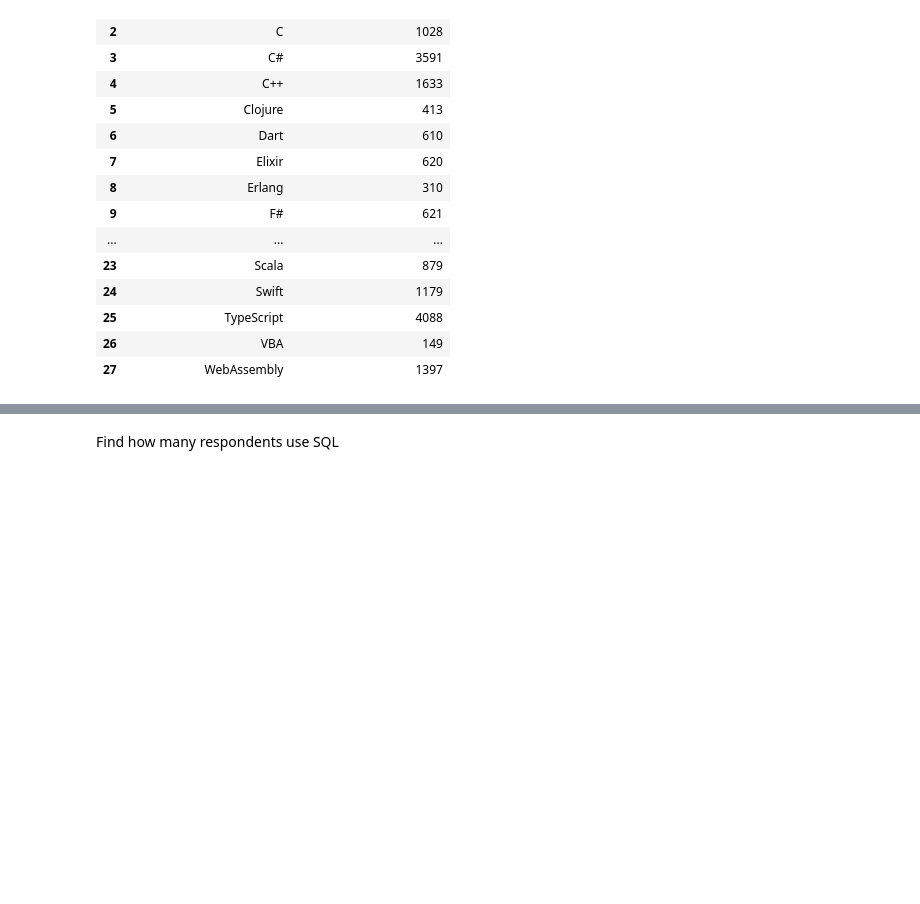
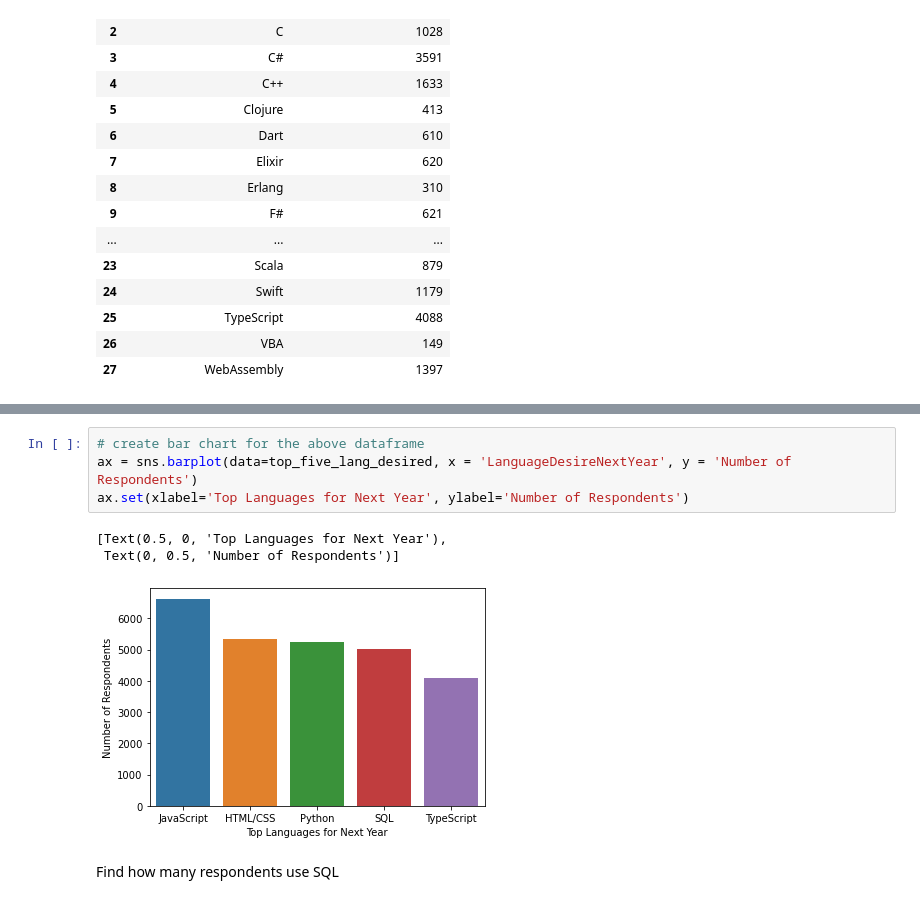
Before and after one commit to Andrew-Carlson/job_trends_analysis, a Jupyter notebook: data_visualization.ipynb, the cells around one changed output, grey strips where cells are left out. Drawn from its saved outputs; the diff is of its cells as text; blank space fills up the shorter version.

```diff
--- a/data_visualization.ipynb
+++ b/data_visualization.ipynb
@@ -374,3 +382,11 @@ top_five_lang_desired
+# %%
+# create bar chart for the above dataframe
+ax = sns.barplot(data=top_five_lang_desired, x = 'LanguageDesireNextYear', y = 'Number of Respondents')
+ax.set(xlabel='Top Languages for Next Year', ylabel='Number of Respondents')
+# %% [output]
+[Text(0.5, 0, 'Top Languages for Next Year'),
+ Text(0, 0.5, 'Number of Respondents')]
+[figure, added]
 # %% [markdown]
 Find how many respondents use SQL
 # %%
```
Also changed, not shown: parts of 11 cells of this notebook.
